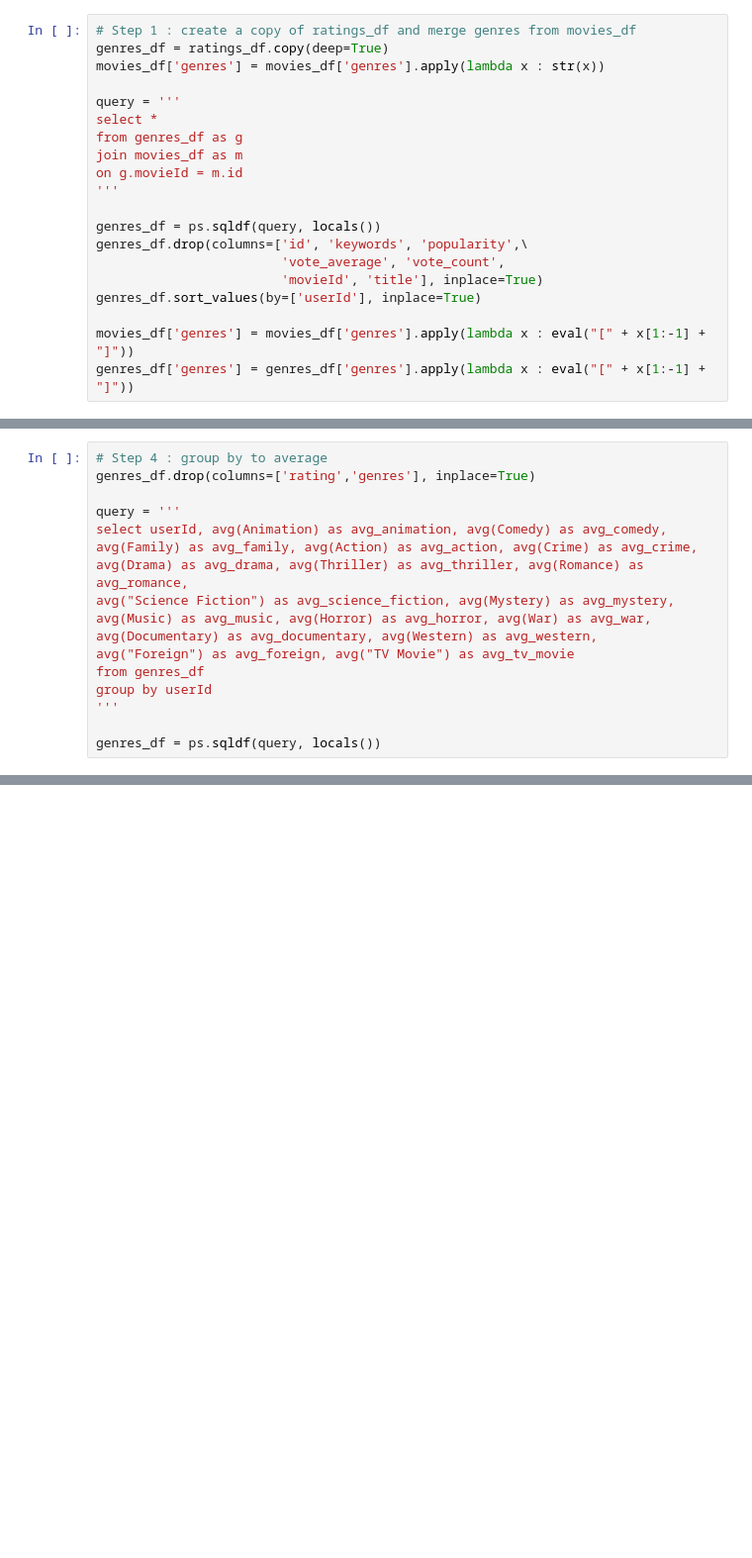
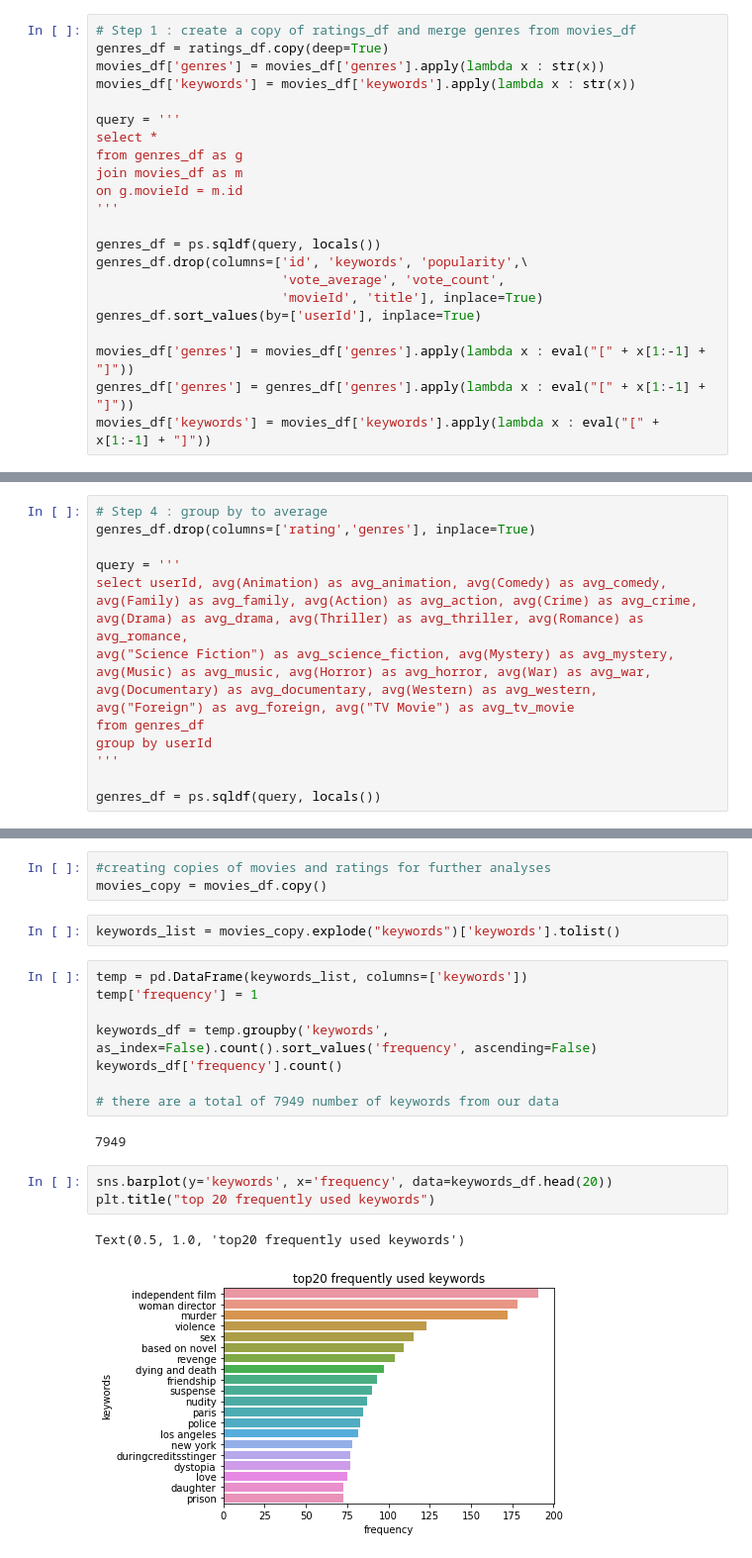
Before and after one commit to kunhwiko/Movie_Recommendation, a Jupyter notebook: src/CIS545_Group_Project.ipynb, the cells around one changed output, grey strips where cells are left out. Shown at 99% size. Cells and saved outputs as stored; diff of their text form; blank space fills up the shorter version.

```diff
--- a/src/CIS545_Group_Project.ipynb
+++ b/src/CIS545_Group_Project.ipynb
@@ -272,6 +271,7 @@ So let's discover how each user in ratings_df rates each category based on the m
 # Step 1 : create a copy of ratings_df and merge genres from movies_df
 genres_df = ratings_df.copy(deep=True)
 movies_df['genres'] = movies_df['genres'].apply(lambda x : str(x))
+movies_df['keywords'] = movies_df['keywords'].apply(lambda x : str(x))
 
 query = '''
 select *
@@ -288,6 +288,7 @@ genres_df.sort_values(by=['userId'], inplace=True)
 
 movies_df['genres'] = movies_df['genres'].apply(lambda x : eval("[" + x[1:-1] + "]"))
 genres_df['genres'] = genres_df['genres'].apply(lambda x : eval("[" + x[1:-1] + "]"))
+movies_df['keywords'] = movies_df['keywords'].apply(lambda x : eval("[" + x[1:-1] + "]"))
 # %%
 # Step 2 : append all the genres as columns
 number_of_rows = genres_df.count()[0]
@@ -342,0 +346,21 @@ genres_df
+# %%
+#creating copies of movies and ratings for further analyses
+movies_copy = movies_df.copy()
+# %%
+keywords_list = movies_copy.explode("keywords")['keywords'].tolist()
+# %%
+temp = pd.DataFrame(keywords_list, columns=['keywords'])
+temp['frequency'] = 1
+
+keywords_df = temp.groupby('keywords', as_index=False).count().sort_values('frequency', ascending=False)
+keywords_df['frequency'].count()
+
+# there are a total of 7949 number of keywords from our data
+# %% [output]
+7949
+# %%
+sns.barplot(y='keywords', x='frequency', data=keywords_df.head(20))
+plt.title("top 20 frequently used keywords")
+# %% [output]
+Text(0.5, 1.0, 'top20 frequently used keywords')
+[figure, added]
```
Also changed, not shown: parts of 42 cells of this notebook.
